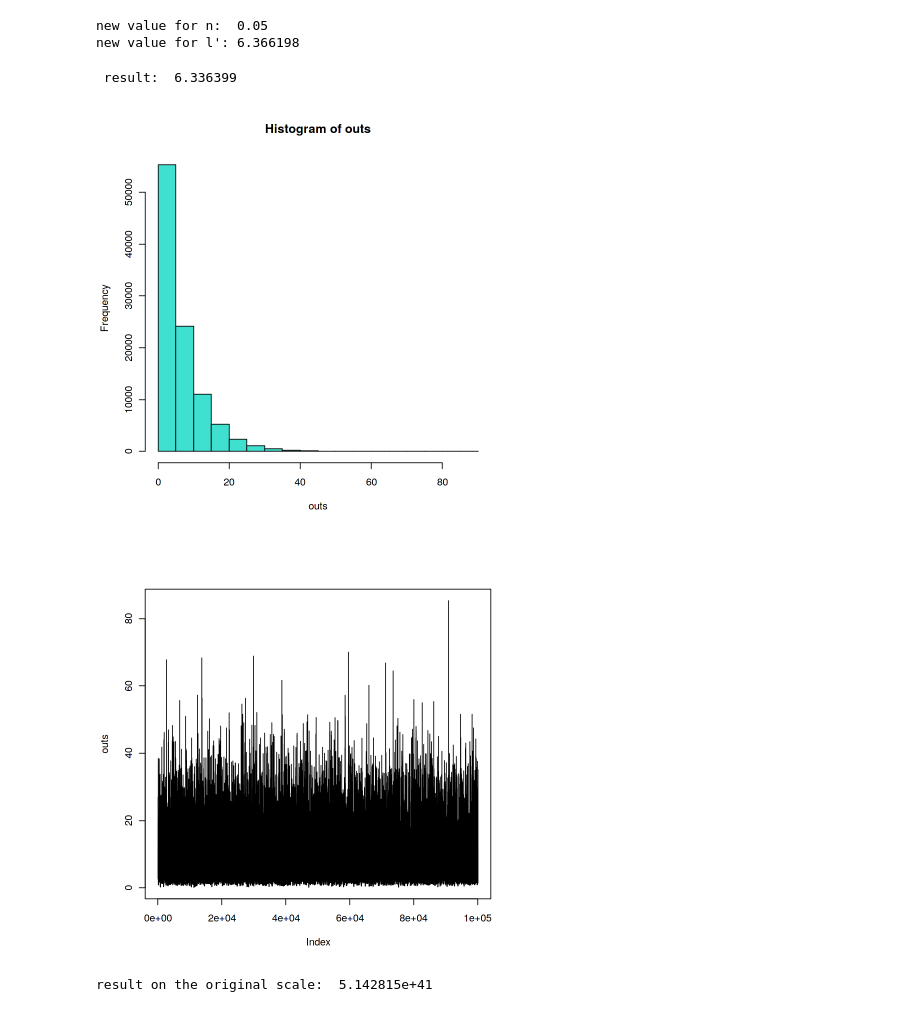
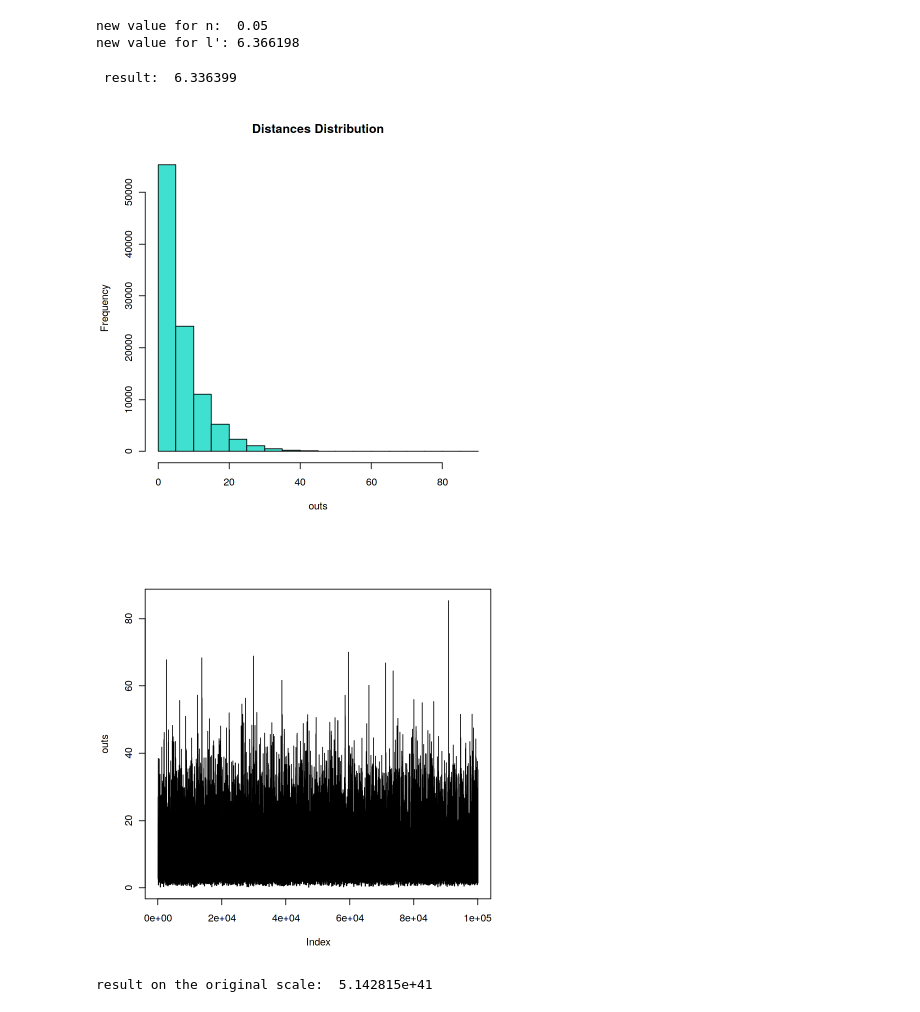
Before and after one commit to MLenaBleile/physics-simulation, a Jupyter notebook: cosmology-simulation.ipynb, the cells around one changed output. Cells and saved outputs as stored; diff of their text form; code cells hidden in the pictures.

```diff
--- a/cosmology-simulation.ipynb
+++ b/cosmology-simulation.ipynb
@@ -86,11 +87,11 @@ while(galaxies<=M){
 }
 # %%
 cat("\n result: ", runningsum/(M*b))
-hist(outs, col="turquoise")
+hist(outs, col="turquoise", main="Distances Distribution")
 plot(outs, type="l")
 # %% [output]
  result:  6.336399
-[figure, old version]
+[figure, new version]
 [figure]
 # %%
 lprime= runningsum/(M*b)
```
Also changed, not shown: parts of 1 cell of this notebook.
